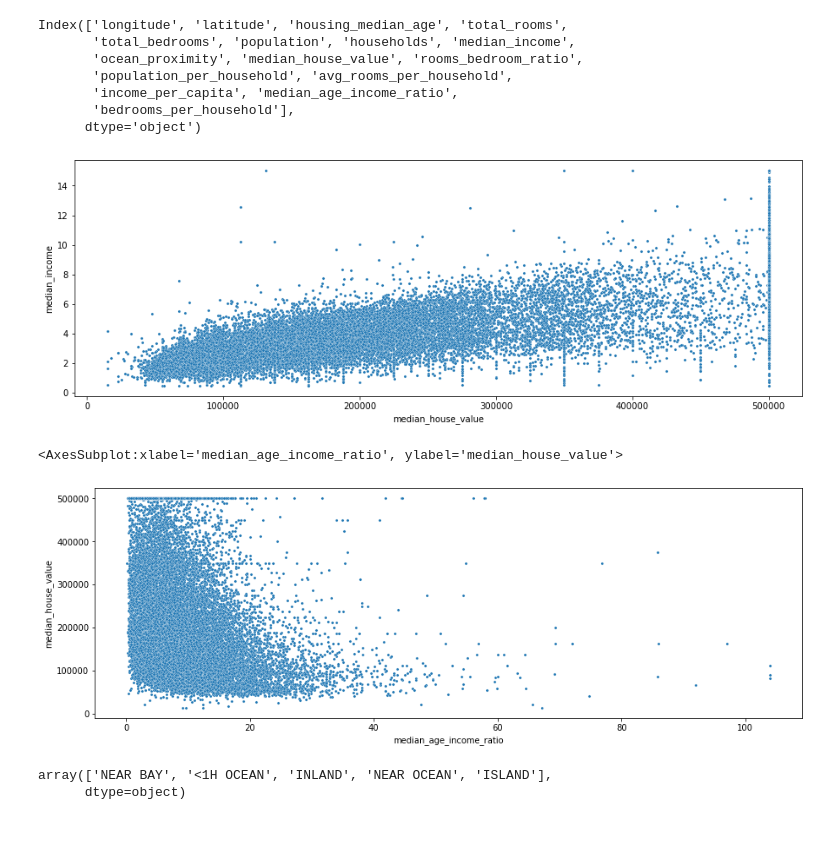
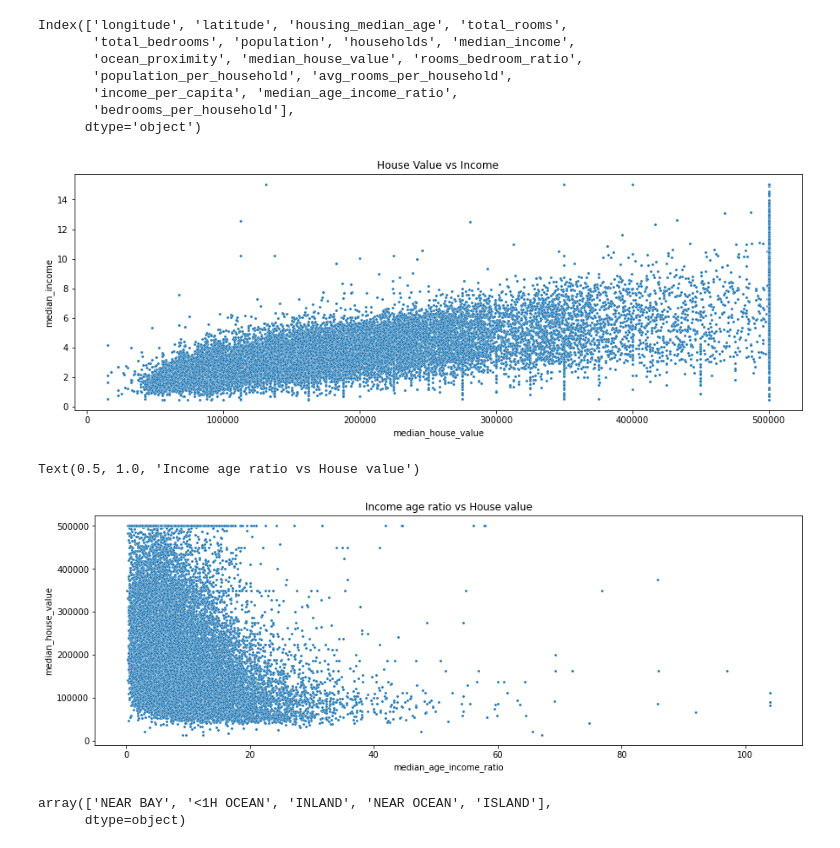
Before and after one commit to adityal10/California-Housing-Price-Prediction, a Jupyter notebook: main.ipynb, the cells around one changed output. Saved outputs shown, nothing was run; the diff lists cells and outputs as text; code cells hidden in the pictures.

```diff
--- a/main.ipynb
+++ b/main.ipynb
@@ -179,15 +179,17 @@ Index(['longitude', 'latitude', 'housing_median_age', 'total_rooms',
 # %%
 plt.figure(figsize = (15, 5))
 sns.scatterplot(x=clean_df.median_house_value, y=clean_df.median_income, s=10)
+plt.title("House Value vs Income")
 plt.show()
 # %% [output]
-[figure, old version]
+[figure, new version]
 # %%
 plt.figure(figsize = (15, 5))
 sns.scatterplot(x = clean_df.median_age_income_ratio, y = clean_df.median_house_value, s = 10)
+plt.title("Income age ratio vs House value")
 # %% [output]
-<AxesSubplot:xlabel='median_age_income_ratio', ylabel='median_house_value'>
+Text(0.5, 1.0, 'Income age ratio vs House value')
-[figure, old version]
+[figure, new version]
 # %%
 clean_df['ocean_proximity'].unique()
 # %% [output]
```
Also changed, not shown: 1 other file.
